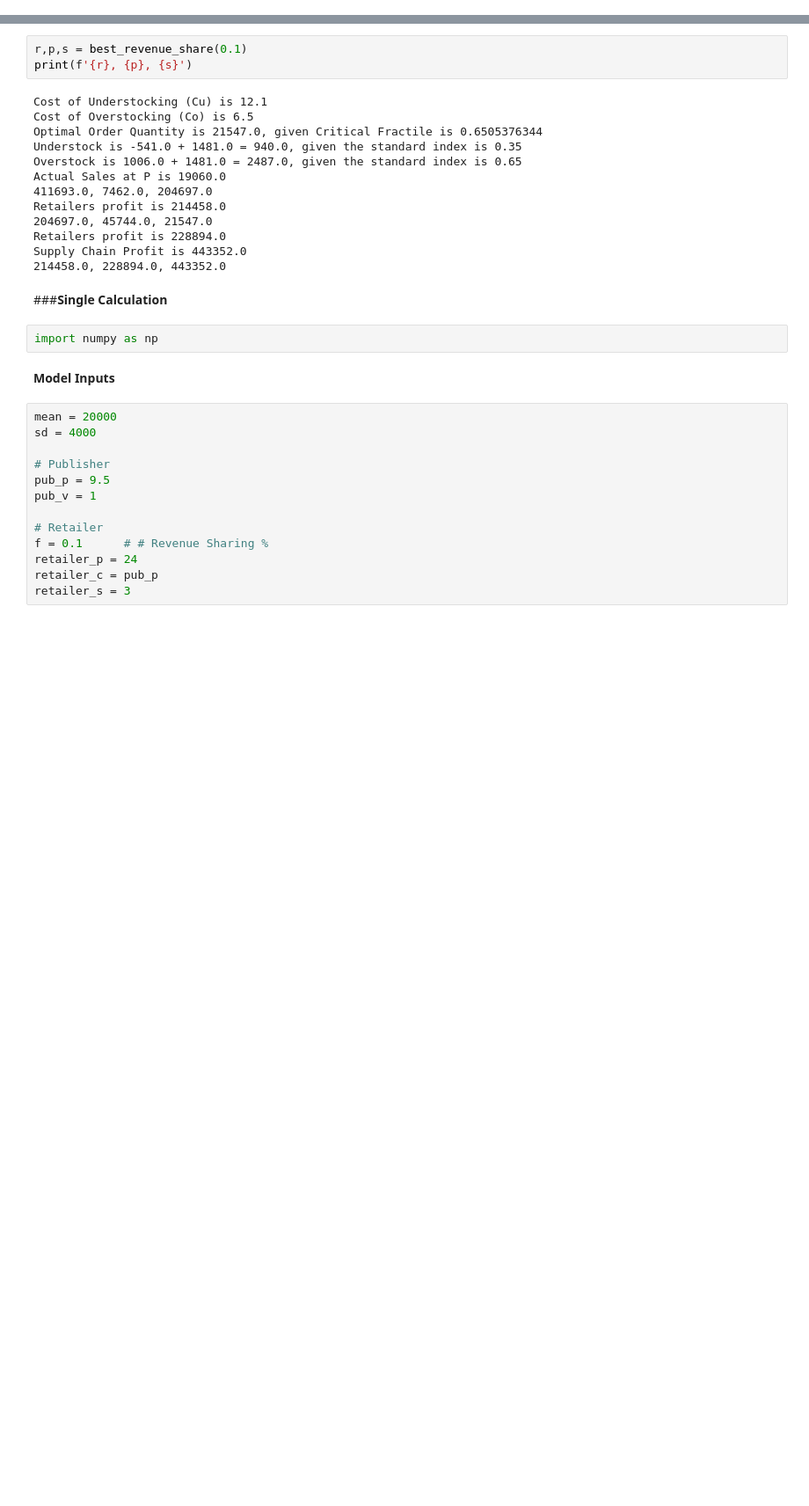
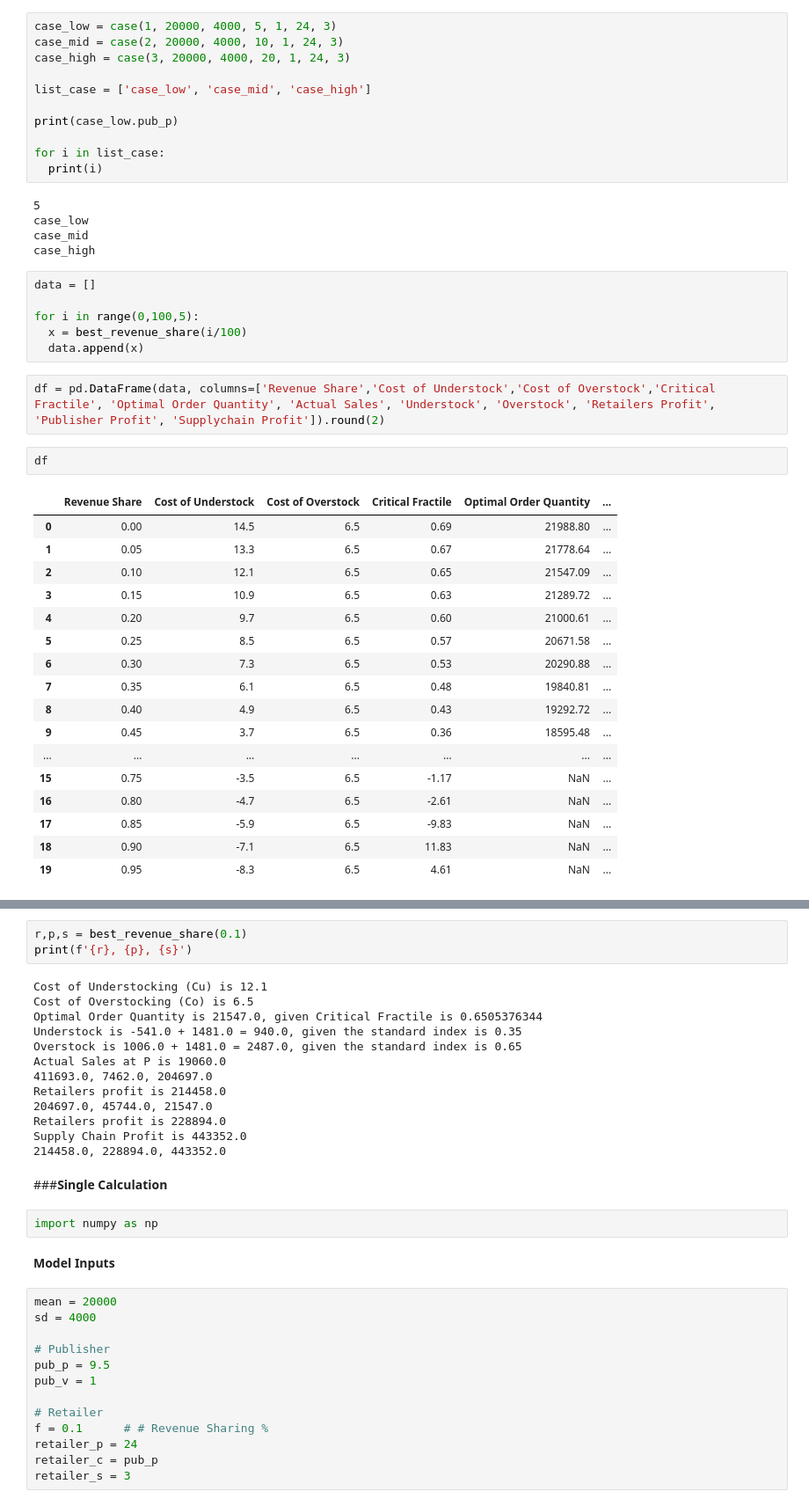
Before and after one commit to peterlhn/Google-Colab, a Jupyter notebook: Matrix_Practices.ipynb, the cells around one changed output, grey strips where cells are left out. Shown at 88% size. Cells and saved outputs as stored; diff of their text form; blank space fills up the shorter version.

```diff
--- a/Matrix_Practices.ipynb
+++ b/Matrix_Practices.ipynb
@@ -3,3 +16,47 @@
+# %%
+case_low = case(1, 20000, 4000, 5, 1, 24, 3)
+case_mid = case(2, 20000, 4000, 10, 1, 24, 3)
+case_high = case(3, 20000, 4000, 20, 1, 24, 3)
+
+list_case = ['case_low', 'case_mid', 'case_high']
+
+print(case_low.pub_p)
+
+for i in list_case:
+  print(i)
+# %% [output]
+5
+case_low
+case_mid
+case_high
+# %%
+data = []
+
+for i in range(0,100,5):
+  x = best_revenue_share(i/100)
+  data.append(x)
+# %%
+df = pd.DataFrame(data, columns=['Revenue Share','Cost of Understock','Cost of Overstock','Critical Fractile', 'Optimal Order Quantity', 'Actual Sales', 'Understock', 'Overstock', 'Retailers Profit', 'Publisher Profit', 'Supplychain Profit']).round(2)
+# %%
+df
+# %% [output]
+|  | Revenue Share | Cost of Understock | Cost of Overstock | Critical Fractile | Optimal Order Quantity | ... |
+| 0 | 0.00 | 14.5 | 6.5 | 0.69 | 21988.80 | ... |
+| 1 | 0.05 | 13.3 | 6.5 | 0.67 | 21778.64 | ... |
+| 2 | 0.10 | 12.1 | 6.5 | 0.65 | 21547.09 | ... |
+| 3 | 0.15 | 10.9 | 6.5 | 0.63 | 21289.72 | ... |
+| 4 | 0.20 | 9.7 | 6.5 | 0.60 | 21000.61 | ... |
+| 5 | 0.25 | 8.5 | 6.5 | 0.57 | 20671.58 | ... |
+| 6 | 0.30 | 7.3 | 6.5 | 0.53 | 20290.88 | ... |
+| 7 | 0.35 | 6.1 | 6.5 | 0.48 | 19840.81 | ... |
+| 8 | 0.40 | 4.9 | 6.5 | 0.43 | 19292.72 | ... |
+| 9 | 0.45 | 3.7 | 6.5 | 0.36 | 18595.48 | ... |
+| ... | ... | ... | ... | ... | ... | ... |
+| 15 | 0.75 | -3.5 | 6.5 | -1.17 | NaN | ... |
+| 16 | 0.80 | -4.7 | 6.5 | -2.61 | NaN | ... |
+| 17 | 0.85 | -5.9 | 6.5 | -9.83 | NaN | ... |
+| 18 | 0.90 | -7.1 | 6.5 | 11.83 | NaN | ... |
+| 19 | 0.95 | -8.3 | 6.5 | 4.61 | NaN | ... |
 # %%
 # Method - Find Revenue Sharing affecting Supply Chain Profit
 def best_revenue_share(f):
```
Also changed, not shown: parts of 3 cells of this notebook.
